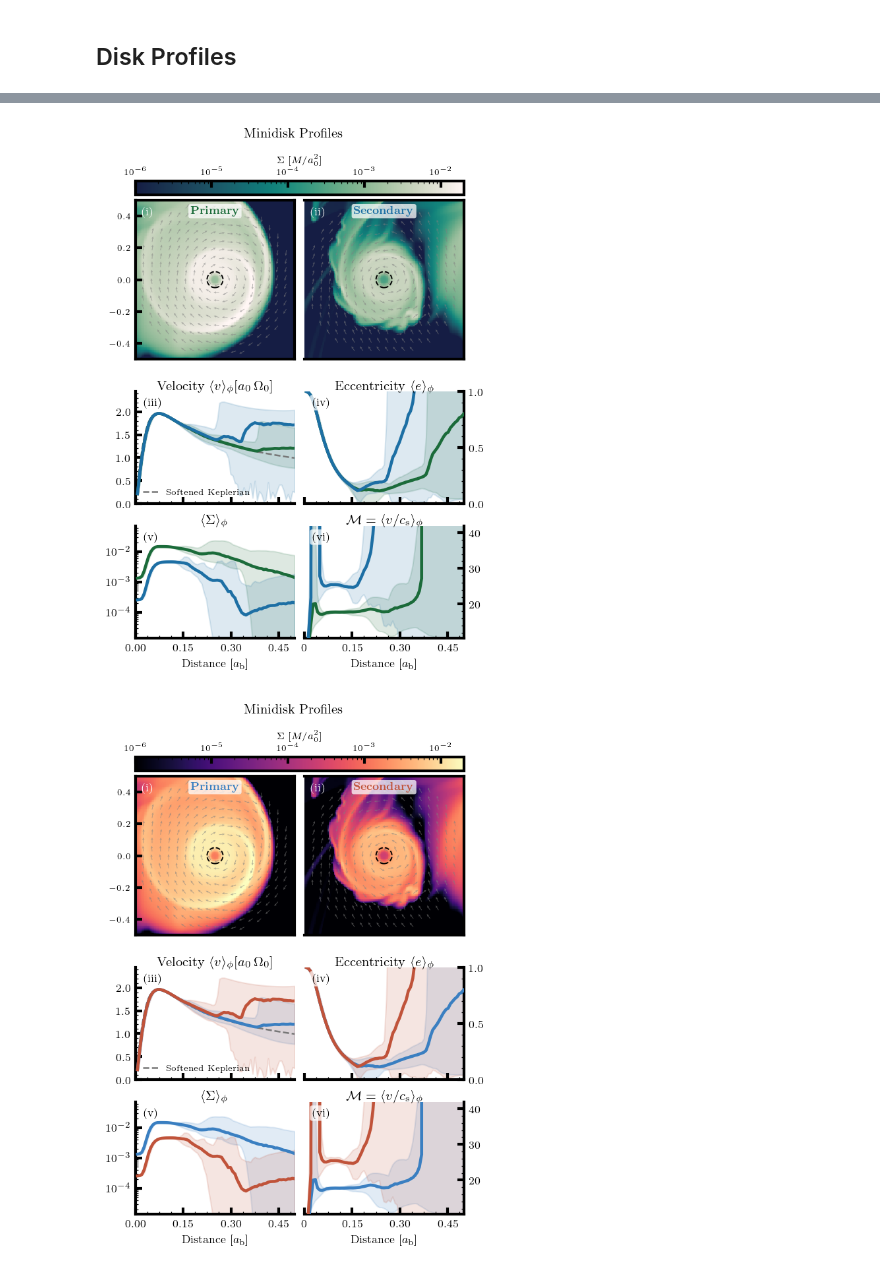
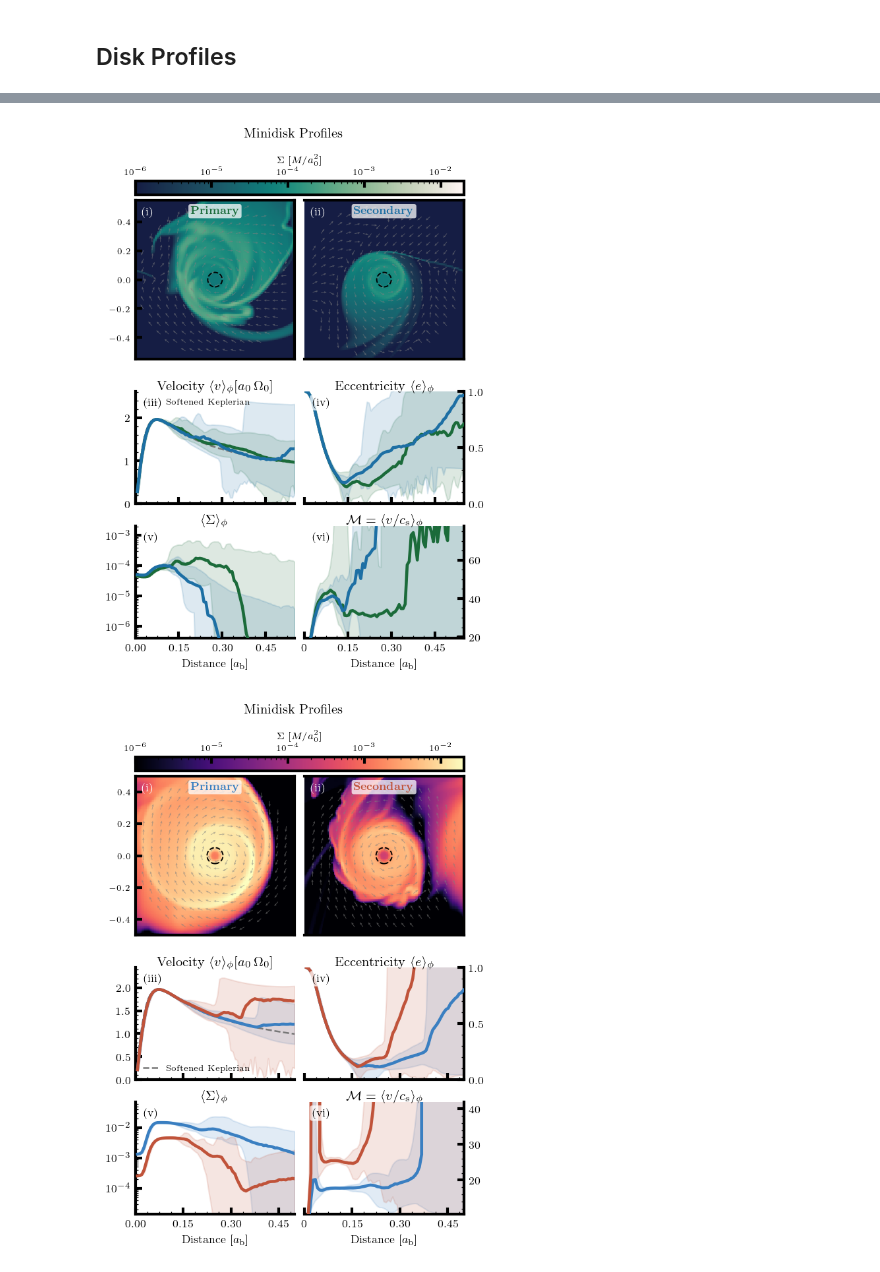
Before and after one commit to davidoneill00/sailfish, a Jupyter notebook: FancyPlotting.ipynb, the cells around one changed output, grey strips where cells are left out. Saved outputs shown, nothing was run; the diff lists cells and outputs as text; code cells hidden in the pictures.

```diff
--- a/FancyPlotting.ipynb
+++ b/FancyPlotting.ipynb
@@ -472,8 +468,10 @@ def ComputeLightcurves(checkpoint):
         t_orbits
     )
 
-Mach10Sweep = load_checkpoint('/mnt/beegfs/haimagrp/david_oneill/sailfish/Retrograde/Sweeps/Mach10/n5000/chkpt.0550.pk')
-Mach20Sweep = load_checkpoint('/mnt/beegfs/haimagrp/david_oneill/sailfish/Retrograde/Sweeps/Mach20/n20000/chkpt.2367.pk')
+#Mach10Sweep = load_checkpoint('/mnt/beegfs/haimagrp/david_oneill/sailfish/Retrograde/Sweeps/Mach10/n5000/chkpt.0550.pk')
+#Mach20Sweep = load_checkpoint('/mnt/beegfs/haimagrp/david_oneill/sailfish/Retrograde/Sweeps/Mach20/n20000/chkpt.2367.pk')
+Mach10Sweep = load_checkpoint('/mnt/beegfs/haimagrp/david_oneill/sailfish/Prograde/CoolingSweep/chkpt.1124.pk')
+Mach20Sweep = load_checkpoint('/mnt/beegfs/haimagrp/david_oneill/sailfish/Prograde/CoolingSweep/FixedHLLE/chkpt.1093.pk')
 
 Mach10_e, Mach10_adot, Mach10_edot = ComputeAdotEdot(Mach10Sweep)
 Mach20_e, Mach20_adot, Mach20_edot = ComputeAdotEdot(Mach20Sweep)
@@ -668,7 +558,7 @@ if Mach20:
 else:
     infared, optical, uv, e, t = Mach10_infared, Mach10_optical, Mach10_uv, Mach10_e, Mach10_t
 
-delta_e = 0.05
+delta_e = 0.001
 e_f     = e[-1]
 
 # --- EM panels: L(e) line (left) + 2D LS spectrogram P(e, f) (right) ---
@@ -682,7 +572,7 @@ _bands = [
 _n_e      = int(e_f / delta_e)
 _e_edges  = np.linspace(0.0, e_f, _n_e + 1)
 _e_ctrs   = 0.5 * (_e_edges[:-1] + _e_edges[1:])
-_freq_2d  = np.logspace(-1.5, 1, 200)           # cycles / orbit, 0.1 – 10
+_freq_2d  = np.logspace(-1.2, 1, 100)           # cycles / orbit, 0.1 – 10
 _omega_2d = 2.0 * np.pi * _freq_2d
 _min_samp = 5                                    # min points per bin for reliable LS
 
@@ -744,10 +634,10 @@ for i, (ec, lm, ls, power_2d, band_label, ylabel, color, cmap) in enumerate(_ban
         ax_lum.tick_params(labelbottom=False)
 
     from matplotlib.colors import LogNorm
-    valid = power_2d[np.isfinite(power_2d) & (power_2d > 0)]
-    vmin  = 1.0    # or just fix at 1.0 since you median-normalised
-    vmax  = np.percentile(valid, 99)   # captures the bulk without being blown out by spikes
-    norm  = LogNorm(vmin=vmin, vmax=vmax)
+    valid   = power_2d[np.isfinite(power_2d) & (power_2d > 0)]
+    vmin    = 1.0    # or just fix at 1.0 since you median-normalised
+    vmax    = np.percentile(valid, 99)   # captures the bulk without being blown out by spikes
+    norm    = LogNorm(vmin=vmin, vmax=vmax)
     im      = ax_per.pcolormesh(_e_ctrs, _freq_2d, power_2d.T, cmap=cmap, shading='auto', rasterized=True, norm=norm)
     last_im = im
     ax_per.set_yscale('log')
@@ -772,6 +662,5 @@ for i, (ec, lm, ls, power_2d, band_label, ylabel, color, cmap) in enumerate(_ban
         ax_per.tick_params(labelbottom=False)
 
 
-if
 plt.savefig('Mach20_Emission.png', bbox_inches='tight')
 # %% [output]
@@ -989,7 +1006,7 @@ _c_ref       = '#777777'
 _sig_vals = np.concatenate([Sigma[primary_radius < RMinidisk].ravel(), Sigma[secondary_radius < RMinidisk].ravel()])
 _sig_vals = _sig_vals[_sig_vals > 0]
 _norm     = LogNorm(vmin=1e-6, vmax=2e-2)
-_mach_all = np.concatenate([PrimaryMiniDisk['MeanM'], SecondaryMiniDisk['MeanM']])
+_mach_all = np.concatenate([PrimaryMiniDisk['MedianM'], SecondaryMiniDisk['MedianM']])
 _mac_max  = np.nanpercentile(_mach_all, 90) * 1.3
 _mac_min  = 0.0
 
@@ -1082,48 +1099,48 @@ ax_mac.set_xlim([0, xlim])
 # --- (iii) Velocity ---
 ax_vel.set_xlim([0, xlim])
 ax_vel.set_ylim([0, vlim])
-ax_vel.plot(PrimaryRadius,   PrimaryMiniDisk['MeanV'],   color=_c_primary,   linewidth=2.2, zorder=3)
-ax_vel.plot(SecondaryRadius, SecondaryMiniDisk['MeanV'], color=_c_secondary, linewidth=2.2, zorder=3)
+ax_vel.plot(PrimaryRadius,   PrimaryMiniDisk['MedianV'],   color=_c_primary,   linewidth=2.2, zorder=3)
+ax_vel.plot(SecondaryRadius, SecondaryMiniDisk['MedianV'], color=_c_secondary, linewidth=2.2, zorder=3)
 ax_vel.fill_between(PrimaryRadius,   PrimaryMiniDisk['MinV'],   PrimaryMiniDisk['MaxV'],   color=_c_primary,   alpha=0.15, zorder=1)
 ax_vel.fill_between(SecondaryRadius, SecondaryMiniDisk['MinV'], SecondaryMiniDisk['MaxV'], color=_c_secondary, alpha=0.15, zorder=1)
 ax_vel.plot(PrimaryRadius, [r * np.sqrt(primary.mass / ((r**2 + SoftRadius[0]**2)**1.5)) for r in RadialBins_md[1:]], color=_c_ref, linestyle='dashed', linewidth=1.2, label='Softened Keplerian', zorder=2)
 ax_vel.legend(fontsize=6, frameon=False)
 ax_vel.set_title(r'Velocity $\langle v \rangle_\phi[a_0\,\Omega_0]$', y=0.95)
 
 # --- (iv) Eccentricity ---
-ax_ecc.plot(PrimaryRadius,   PrimaryMiniDisk['MeanE'],   color=_c_primary,   linewidth=2.2, zorder=3)
-ax_ecc.plot(SecondaryRadius, SecondaryMiniDisk['MeanE'], color=_c_secondary, linewidth=2.2, zorder=3)
+ax_ecc.plot(PrimaryRadius,   PrimaryMiniDisk['MedianE'],   color=_c_primary,   linewidth=2.2, zorder=3)
+ax_ecc.plot(SecondaryRadius, SecondaryMiniDisk['MedianE'], color=_c_secondary, linewidth=2.2, zorder=3)
 ax_ecc.fill_between(PrimaryRadius,   PrimaryMiniDisk['MinE'],   PrimaryMiniDisk['MaxE'],   color=_c_primary,   alpha=0.15, zorder=1)
 ax_ecc.fill_between(SecondaryRadius, SecondaryMiniDisk['MinE'], SecondaryMiniDisk['MaxE'], color=_c_secondary, alpha=0.15, zorder=1)
 ax_ecc.set_xlim([0, xlim])
 ax_ecc.set_ylim([0, 1])
 ax_ecc.set_yticks([0.0, 0.5, 1.0])
 ax_ecc.set_title(r'Eccentricity $\langle e\rangle_\phi$', y=0.95)
 
 # --- (v) Surface density ---
-ax_den.plot(PrimaryRadius,   PrimaryMiniDisk['MeanD'],   color=_c_primary,   linewidth=2.2, zorder=3)
-ax_den.plot(SecondaryRadius, SecondaryMiniDisk['MeanD'], color=_c_secondary, linewidth=2.2, zorder=3)
+ax_den.plot(PrimaryRadius,   PrimaryMiniDisk['MedianD'],   color=_c_primary,   linewidth=2.2, zorder=3)
+ax_den.plot(SecondaryRadius, SecondaryMiniDisk['MedianD'], color=_c_secondary, linewidth=2.2, zorder=3)
 ax_den.fill_between(PrimaryRadius,   PrimaryMiniDisk['MinD'],   PrimaryMiniDisk['MaxD'],   color=_c_primary,   alpha=0.15, zorder=1)
 ax_den.fill_between(SecondaryRadius, SecondaryMiniDisk['MinD'], SecondaryMiniDisk['MaxD'], color=_c_secondary, alpha=0.15, zorder=1)
 ax_den.set_xlim([0, xlim])
 ax_den.set_ylim([dlim * 2e-4, dlim])
 ax_den.set_yscale('log')
 ax_den.set_title(r'$\langle\Sigma\rangle_\phi$', y=0.95)
 
 # --- (vi) Mach ---
-ax_mac.plot(PrimaryRadius,   PrimaryMiniDisk['MeanM'],   color=_c_primary,   linewidth=2.2, zorder=3)
-ax_mac.plot(SecondaryRadius, SecondaryMiniDisk['MeanM'], color=_c_secondary, linewidth=2.2, zorder=3)
+ax_mac.plot(PrimaryRadius,   PrimaryMiniDisk['MedianM'],   color=_c_primary,   linewidth=2.2, zorder=3)
+ax_mac.plot(SecondaryRadius, SecondaryMiniDisk['MedianM'], color=_c_secondary, linewidth=2.2, zorder=3)
 ax_mac.fill_between(PrimaryRadius,   PrimaryMiniDisk['MinM'],   PrimaryMiniDisk['MaxM'],   color=_c_primary,   alpha=0.15, zorder=1)
 ax_mac.fill_between(SecondaryRadius, SecondaryMiniDisk['MinM'], SecondaryMiniDisk['MaxM'], color=_c_secondary, alpha=0.15, zorder=1)
 ax_mac.set_xlim([0, xlim])
 ax_mac.set_xticklabels(['0', '0.15', '0.30', '0.45'])
-ax_mac.set_ylim([np.min(DiskStats['MeanM'])/2, np.min([np.max(DiskStats['MeanM']), 2*np.min(DiskStats['MeanM'])])])
+ax_mac.set_ylim([np.min(DiskStats['MedianM'])/2, np.min([np.max(DiskStats['MedianM']), 2*np.min(DiskStats['MedianM'])])])
 ax_mac.set_title(r'$\mathcal{M} = \langle v/c_\mathrm{s}\rangle_\phi$', y=0.95)
 
 fig.suptitle('Minidisk Profiles', y=1.04)
 plt.savefig(f"Minidisks_BG.png", dpi=400, bbox_inches='tight')
 # %% [output]
-[figure, old version]
+[figure, new version]
 # %%
 from matplotlib.colors import LogNorm
 from matplotlib.patches import Circle
```
Also changed, not shown: parts of 15 cells of this notebook, 1 other file.
